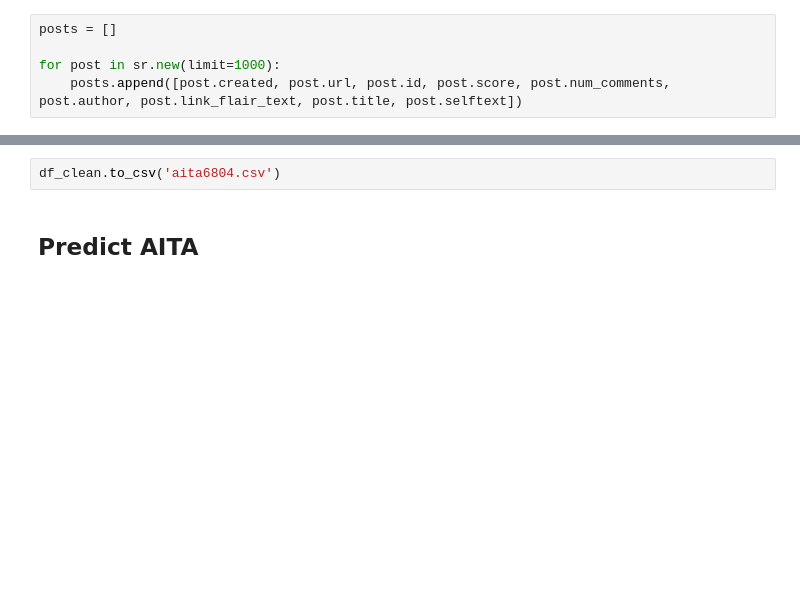
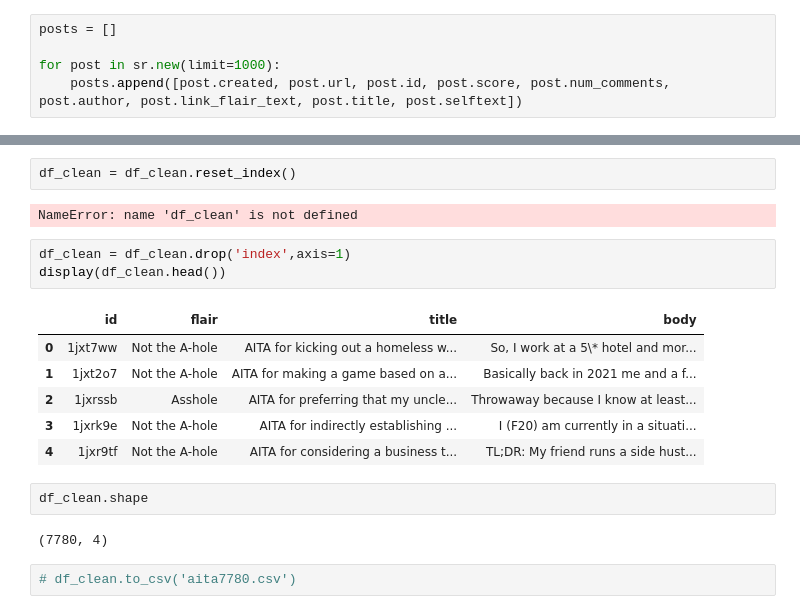
Before and after one commit to kerixyz/pred-aita, a Jupyter notebook: scrape.ipynb, the cells around one changed output, grey strips where cells are left out. Saved outputs shown, nothing was run; the diff lists cells and outputs as text; blank space fills up the shorter version.

```diff
--- a/scrape.ipynb
+++ b/scrape.ipynb
@@ -53,4 +124,20 @@ df_clean = [['id','flair','title','body']]
+# %%
+df_clean = df_clean.reset_index()
+# %% [output]
+NameError: name 'df_clean' is not defined
+# %%
+df_clean = df_clean.drop('index',axis=1)
+display(df_clean.head())
+# %% [output]
+|  | id | flair | title | body |
+| 0 | 1jxt7ww | Not the A-hole | AITA for kicking out a homeless w... | So, I work at a 5\* hotel and mor... |
+| 1 | 1jxt2o7 | Not the A-hole | AITA for making a game based on a... | Basically back in 2021 me and a f... |
+| 2 | 1jxrssb | Asshole | AITA for preferring that my uncle... | Throwaway because I know at least... |
+| 3 | 1jxrk9e | Not the A-hole | AITA for indirectly establishing ... | I (F20) am currently in a situati... |
+| 4 | 1jxr9tf | Not the A-hole | AITA for considering a business t... | TL;DR: My friend runs a side hust... |
+# %%
+df_clean.shape
+# %% [output]
+(7780, 4)
 # %%
-df_clean.to_csv('aita6804.csv')
+# df_clean.to_csv('aita7780.csv')
-# %% [markdown]
-## Predict AITA
```
Also changed, not shown: parts of 16 cells of this notebook, 5 other files.
